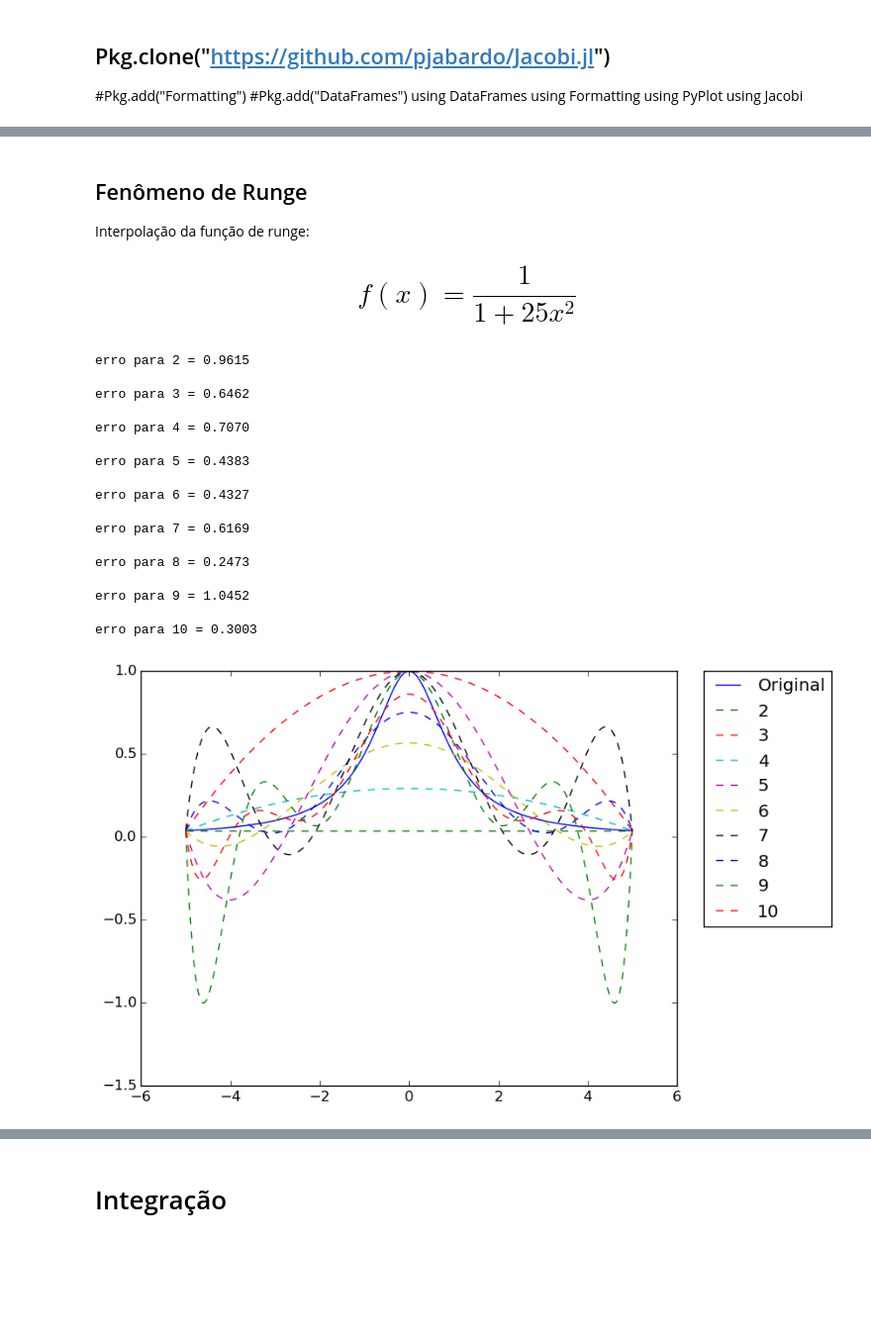
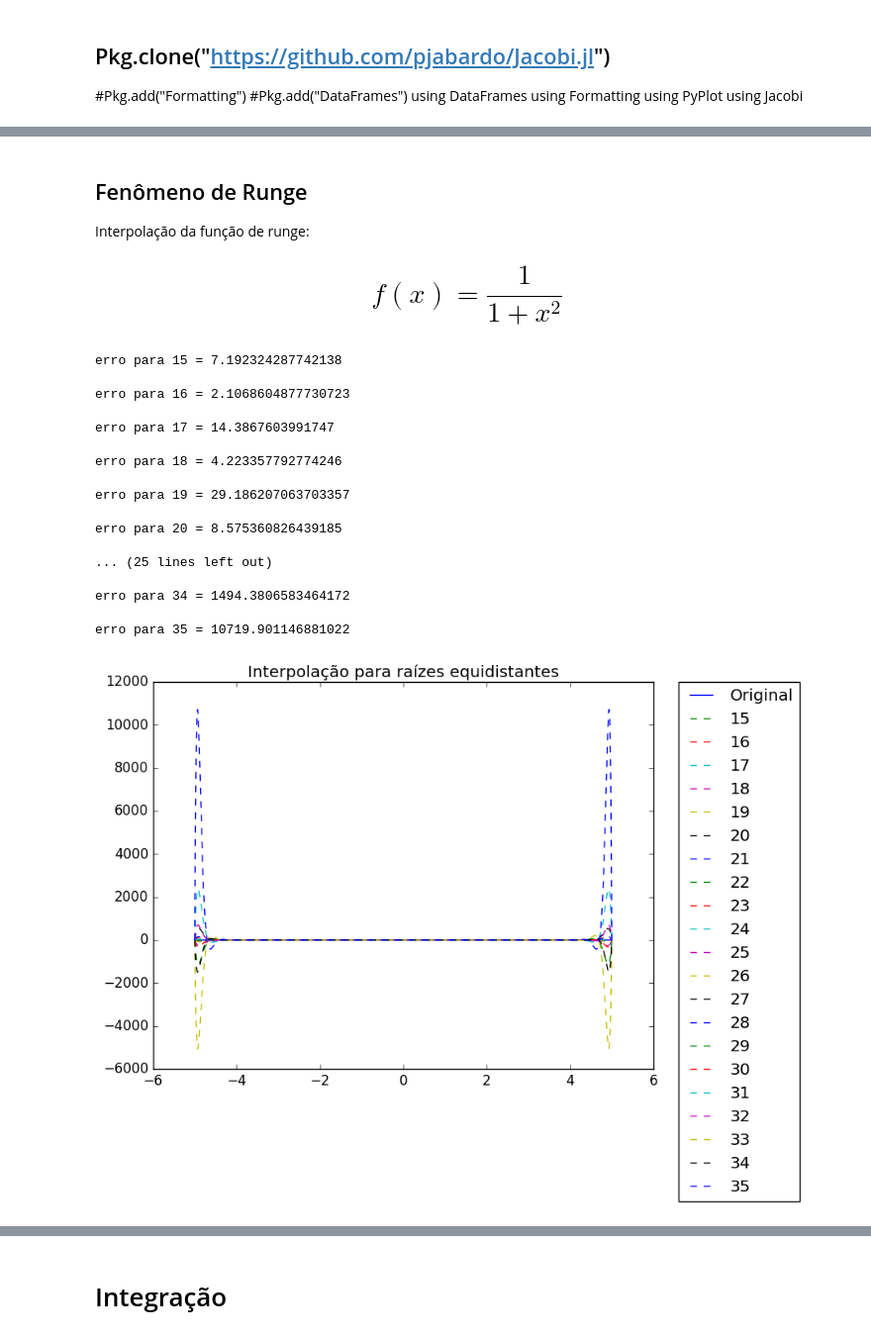
Before and after one commit to augustot2/monografia, a Jupyter notebook: src/codes/interpolation.ipynb, the cells around one changed output, grey strips where cells are left out. Shown: that part at 99% size. Saved outputs shown, nothing was run; the diff lists cells and outputs as text; code cells hidden in the pictures; blank space fills up the shorter version.

```diff
--- a/src/codes/interpolation.ipynb
+++ b/src/codes/interpolation.ipynb
@@ -97,7 +97,7 @@ end
 ## Fenômeno de Runge
 Interpolação da função de runge:
 
-# \begin{equation} f(x) = \frac{1}{1 + 25x^2} \end{equation}
+# \begin{equation} f(x) = \frac{1}{1 + x^2} \end{equation}
 # %%
 
 #intervalo
@@ -110,45 +110,47 @@ f(x) = 1./(1 + x.^2)
 nx = 1000
 x2 = linspace(a, b, nx)
 ye2 = f(x2)
 plot(x2, ye2, "-",label="Original")
+title("Interpolação para raízes equidistantes")
 legend()
-N =10
+N = 35
 l = 0.0
-for Q in 2:1:N
+for Q in 15:1:N
     z = linspace(-1, 1, Q)
     nx= 1000
-    x = linspace(-1, 1, nx)
+    x = linspace(a, b, nx)
+
     #altera o intervalo de interpolação
     z = ((1-z)/(2)).*a + ((1+z)/(2)).*b
-    x = ((1-x)/(2)).*a + ((1+x)/(2)).*b
     #estabelece as funções
     ye = f(z)
     #interpola os pontos por polinômios de lagrange
     Im = interp_mat(x, z)
     y =  Im * ye
     plot(x, y, "--",label = "$Q")
     legend(bbox_to_anchor=(1.05, 1), loc=2, borderaxespad=0.)
     println("  ")
-    erro = format(maxabs(y-ye2), precision=4)
+
+    erro = maxabs(y-ye2)
     l = [l maxabs(y-ye2)]
     println("erro para $Q = $erro")
 end
 # %% [output]
-erro para 2 = 0.9615
+erro para 15 = 7.192324287742138
 
-erro para 3 = 0.6462
+erro para 16 = 2.1068604877730723
 
-erro para 4 = 0.7070
+erro para 17 = 14.3867603991747
 
-erro para 5 = 0.4383
+erro para 18 = 4.223357792774246
 
-erro para 6 = 0.4327
+erro para 19 = 29.186207063703357
 
-erro para 7 = 0.6169
+erro para 20 = 8.575360826439185
 
-erro para 8 = 0.2473
+... (25 lines left out)
 
-erro para 9 = 1.0452
+erro para 34 = 1494.3806583464172
 
-erro para 10 = 0.3003
+erro para 35 = 10719.901146881022
-[figure, old version]
+[figure, new version]
```
Also changed, not shown: parts of 13 cells of this notebook, 11 other files.
